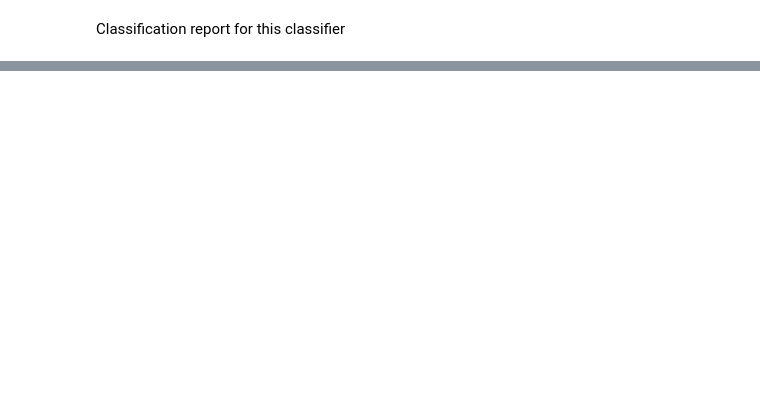
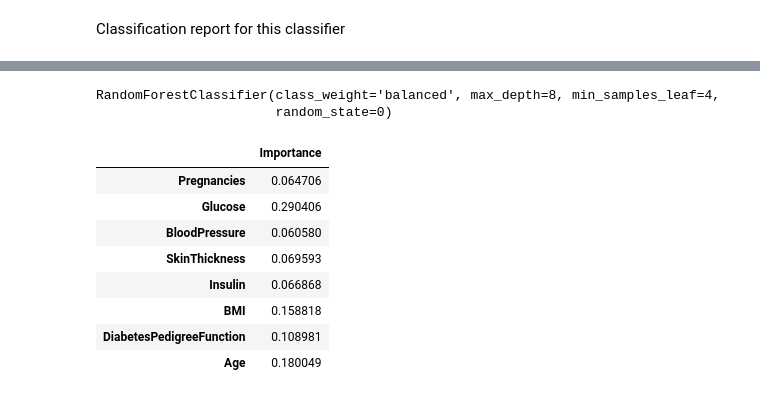
Before and after one commit to nandapop/random_forest_project, a Jupyter notebook: src/explore.ipynb, the cells around one changed output, grey strips where cells are left out. Cells and saved outputs as stored; diff of their text form; code cells hidden in the pictures; blank space fills up the shorter version.

```diff
--- a/src/explore.ipynb
+++ b/src/explore.ipynb
@@ -72,0 +63,19 @@ weighted avg       0.82      0.78      0.79       192
+# %%
+best_rf_model = rf_grid.best_estimator_
+best_rf_model
+# %% [output]
+RandomForestClassifier(class_weight='balanced', max_depth=8, min_samples_leaf=4,
+                       random_state=0)
+# %%
+features_importances = pd.DataFrame(best_rf_model.feature_importances_, index=X_train.columns, columns=['Importance'])
+features_importances
+# %% [output]
+|  | Importance |
+| Pregnancies | 0.064706 |
+| Glucose | 0.290406 |
+| BloodPressure | 0.060580 |
+| SkinThickness | 0.069593 |
+| Insulin | 0.066868 |
+| BMI | 0.158818 |
+| DiabetesPedigreeFunction | 0.108981 |
+| Age | 0.180049 |
```
Also changed, not shown: parts of 15 cells of this notebook, 1 other file.
